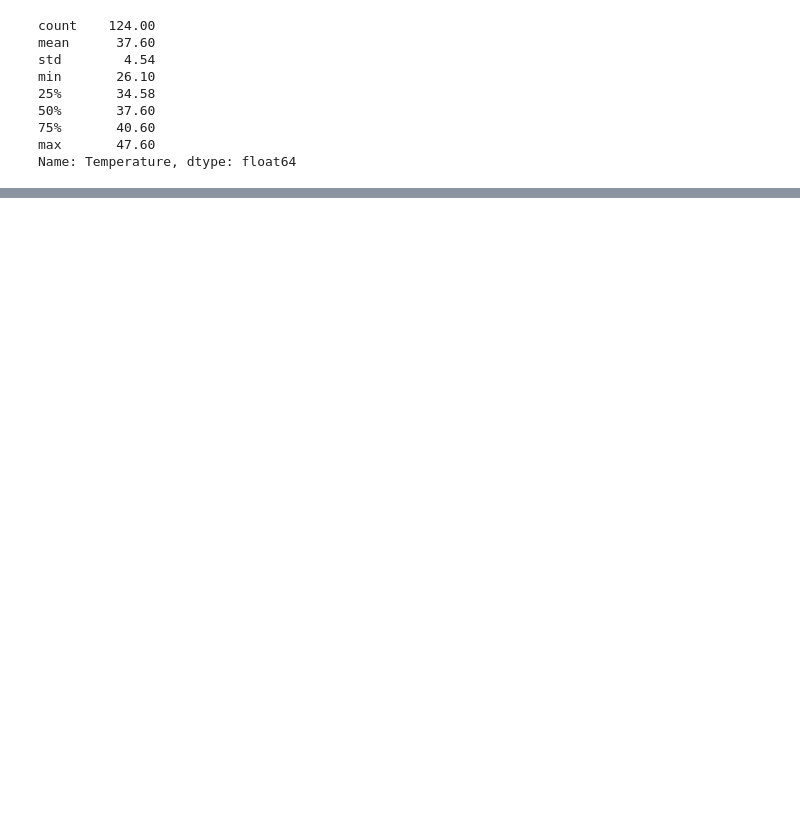
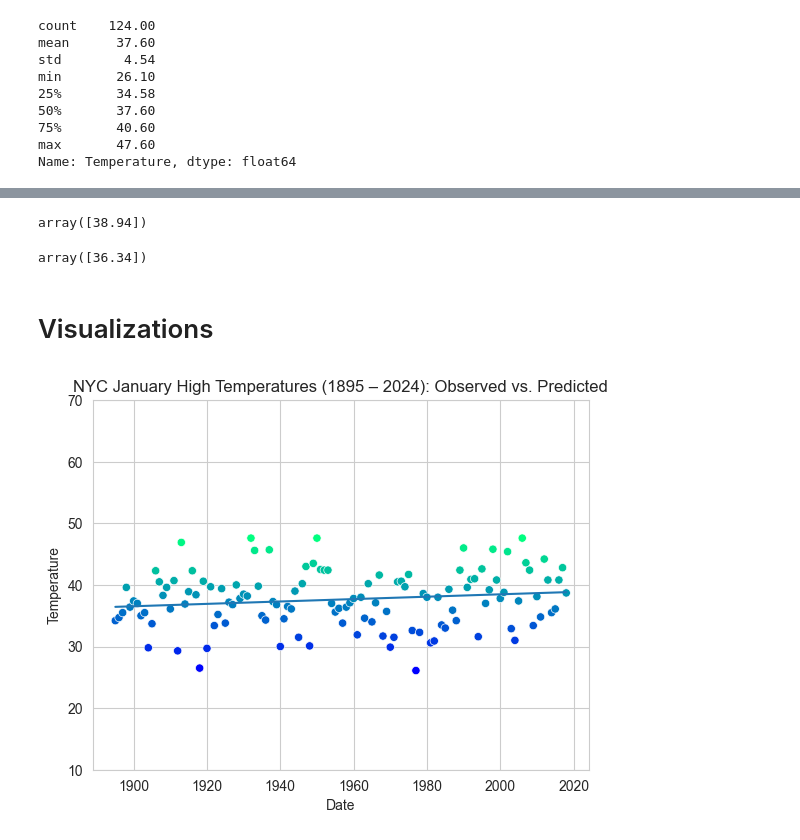
Before and after one commit to ssowers2/datafun-07-applied, a Jupyter notebook: sowers.ml.ipynb, the cells around one changed output, grey strips where cells are left out. Saved outputs shown, nothing was run; the diff lists cells and outputs as text; code cells hidden in the pictures; blank space fills up the shorter version.

```diff
--- a/sowers.ml.ipynb
+++ b/sowers.ml.ipynb
@@ -111,0 +215,22 @@ Name: Temperature, dtype: float64
+# %%
+X_train, X_test, y_train, y_test = train_test_split (
+    nyc_df.Date.values.reshape(-1, 1), nyc_df.Temperature.values, random_state=11
+)
+
+# Shows the number of rows and columns in X_train (training data for features).
+display(X_train.shape)
+
+# Shows the number of rows and columns in (test data for features).
+display(X_test.shape)
+
+linear_regression = LinearRegression()
+linear_regression.fit(X=X_train, y=y_train)
+
+# To print the book's output because with the above alone it didn't print. Per AI this difference happens because scikit-learn updated how it displays model parameters in version 1.0+.
+print(linear_regression.get_params())
+
+# To print the slope in the "m" part of the equation y = mx + b
+display(linear_regression.coef_)
+
+# To print the intercept in the "b" part of the equation y = mx + b
+display(linear_regression.intercept_)
@@ -218,0 +267,28 @@ plt.legend();
+# %%
+#  This code predicts January high temperatures for any given year using y = mx + b for 2024 and 1890.
+
+predict = (lambda x: linear_regression.coef_ * x + linear_regression.intercept_)
+
+display(predict(2024).round(2))
+display(predict(1890).round(2))
+# %% [output]
+array([38.94])
+array([36.34])
+# %% [markdown]
+# Visualizations
+# %%
+# Use scatterplot with the nyc DataFrame to display the data points.
+axes = sns.scatterplot(data=nyc_df, x='Date', y='Temperature', hue='Temperature', palette='winter', legend=False)
+
+# Scale y-axis range of values for better readability
+axes.set_ylim(10, 70)
+
+axes.set_title("NYC January High Temperatures (1895 – 2024): Observed vs. Predicted")
+
+# The x-coordinates of the regression line's start and end points
+x = np.array([min(nyc_df.Date.values), max(nyc_df.Date.values)])
+y = predict(x)
+
+line = plt.plot(x, y)
+# %% [output]
+[figure, added]
```
Also changed, not shown: parts of 37 cells of this notebook.
